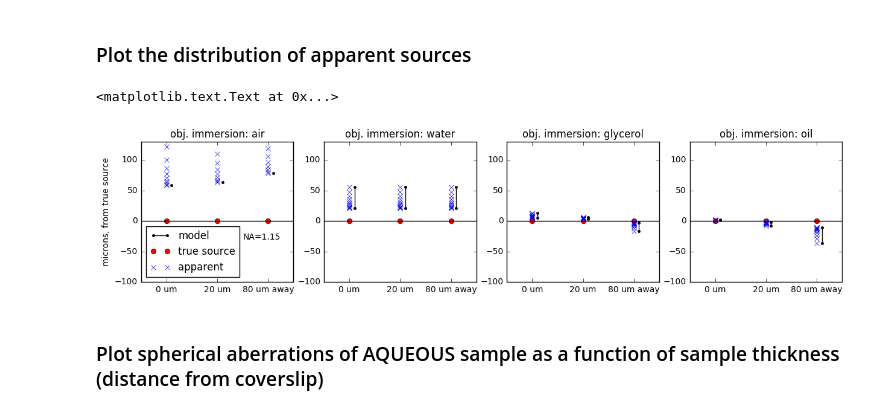
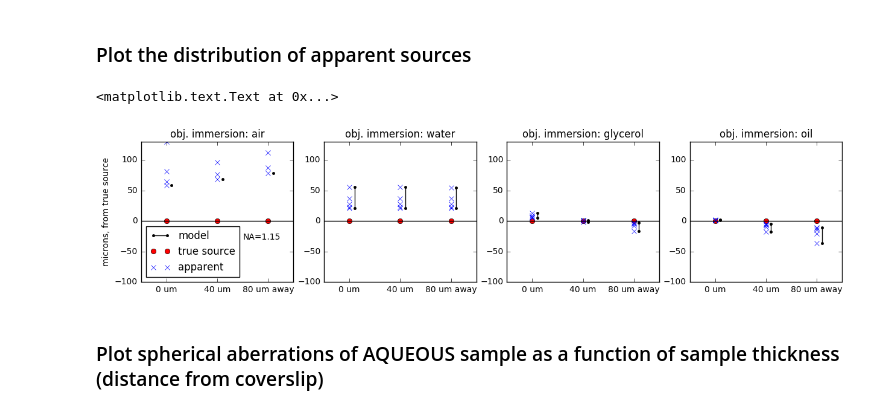
Before and after one commit to nvladimus/refractive_index_mismatch, a Jupyter notebook: coverslip_spherical_aberration_rayTracing.ipynb, the cells around one changed output. Drawn from its saved outputs; the diff is of its cells as text; code cells hidden in the pictures.

```diff
--- a/coverslip_spherical_aberration_rayTracing.ipynb
+++ b/coverslip_spherical_aberration_rayTracing.ipynb
@@ -16,6 +16,7 @@ import matplotlib.pyplot as plt
 %matplotlib inline
 # %%
 n_sampleArray = [1.33, 1.37, 1.47] #water: 1.33; life worm: 1.37; fixed and mounted in ProLong Gold: 1.47
+n_sample = n_sampleArray[0]
 # n= 1.37 @ 633 nm is C.elegans RI, ref: https://www.ncbi.nlm.nih.gov/pubmed/17694065/
 n_glass = 1.5230 #@589 nm, D263M borosilicate glass for coverslips, from Fischer Scientific datasheet
 thickness_glass = 170. #microns, No1.5 standard glass
@@ -23,11 +24,9 @@ thickness_media = 250. #um, immersion media thickness until some dummy surface,
 
 n_immersionArray = np.array([1.0, 1.3325, 1.4722, 1.515]) #air, water, glycerol, immersion oil
 immersionLabel = ['air','water','glycerol', 'oil']
-sourceDistanceArray = np.array([0, 10, 20, 40, 80])# microns, distance from point source to coverslip surface
-thetaDegArray = np.array([5, 10, 15, 20, 25, 30, 35, 40, 45, 50, 55, 60]) #ray angle from the point source, in degrees
-thetaRadArray = thetaDegArray/180.0*np.pi
+sourceDistanceArray = np.array([0, 10, 40, 80])# microns, distance from point source to coverslip surface
+thetaRadArray = np.linspace(5,60,5)/180.0*np.pi #ray angle from the point source, in radians
 
-n_sample = n_sampleArray[0]
 NA = np.sin(thetaRadArray[-1])*n_sample #max NA of the system, using sample refractive index
 # %%
 # ray tracing, sags [x], axial heights [y] and angles [thetas]
@@ -159,7 +161,7 @@ for i in range(len(n_immersionArray)):
     ax[i].plot(np.ones(len(apparent_x0)),apparent_x0,'bx')
 
     #source 80 um away
-    (x0,y0,x1,y1,x2,y2,x3,y3,tanTheta2) = ray_tracing(sourceDistanceArray[4],\
+    (x0,y0,x1,y1,x2,y2,x3,y3,tanTheta2) = ray_tracing(sourceDistanceArray[3],\
                                                       n_sample, n_glass,\
                                                       n_immersionArray[i],thickness_media)
     apparent_x0 = x2 - y2/tanTheta2
@@ -170,7 +172,7 @@ for i in range(len(n_immersionArray)):
     ax[i].set_ylim([-120, 80])
     ax[i].axhline(y=0, color='k')
     ax[i].set_xticks([0,1,2])
-    ax[i].set_xticklabels(['0 um', '20 um', '80 um away'])
+    ax[i].set_xticklabels(['0 um', '40 um', '80 um away'])
     ax[i].set_title('obj. immersion: ' + immersionLabel[i])
 
 ax[0].legend(loc='lower left')
@@ -218,7 +220,7 @@ for i in range(len(n_immersionArray)):
                                                                       thickness_glass, NA)
     ax[i].plot([0.1, 0.1],[virtual_x0_lowNA - x0[0], virtual_x0_highNA - x0[0]],'k.-', label = 'model')
 
-    #source 20 um away
+    #source 40 um away
     (x0,y0,x1,y1,x2,y2,x3,y3,tanTheta2) = ray_tracing(sourceDistanceArray[2],\
                                                       n_sample, n_glass,\
                                                       n_immersionArray[i],\
@@ -229,37 +231,37 @@ for i in range(len(n_immersionArray)):
     # model of Wan_etal_2000
     (virtual_x0_lowNA, virtual_x0_highNA) = sphericalAberrationsModel(sourceDistanceArray[2], \
                                                                       n_sample, n_glass,\
                                                                       n_immersionArray[i],\
                                                                       thickness_glass, NA)
     ax[i].plot([1.1, 1.1],[virtual_x0_lowNA - x0[0], virtual_x0_highNA - x0[0]],'k.-')
 
     #source 80 um away
-    (x0,y0,x1,y1,x2,y2,x3,y3,tanTheta2) = ray_tracing(sourceDistanceArray[4],\
+    (x0,y0,x1,y1,x2,y2,x3,y3,tanTheta2) = ray_tracing(sourceDistanceArray[3],\
                                                       n_sample, n_glass,\
                                                       n_immersionArray[i],thickness_media)
     virtual_x0 = x2 - y2/tanTheta2
     ax[i].plot(2,0,'ro',label='true source')
     ax[i].plot(2*np.ones(len(virtual_x0)),virtual_x0 - x0,'bx',label='apparent')
     # model of Wan_etal_2000
-    (virtual_x0_lowNA, virtual_x0_highNA) = sphericalAberrationsModel(sourceDistanceArray[4], \
+    (virtual_x0_lowNA, virtual_x0_highNA) = sphericalAberrationsModel(sourceDistanceArray[3], \
                                                                       n_sample, n_glass, \
                                                                       n_immersionArray[i], \
                                                                       thickness_glass, NA)
     ax[i].plot([2.1, 2.1],[virtual_x0_lowNA - x0[0], virtual_x0_highNA - x0[0]],'k.-')
 
     ax[i].set_xlim([-0.5, 2.5])
     ax[i].set_ylim([-100, 130])
     ax[i].axhline(y=0, color='k')
     ax[i].set_xticks([0,1,2])
-    ax[i].set_xticklabels(['0 um', '20 um', '80 um away'])
+    ax[i].set_xticklabels(['0 um', '40 um', '80 um away'])
     ax[i].set_title('obj. immersion: ' + immersionLabel[i])
 
 ax[0].legend(loc='lower left')
 ax[0].set_ylabel('microns, from true source')
 ax[0].text(1.5,-30,'NA='+'{:3.2f}'.format(NA))
 # %% [output]
 <matplotlib.text.Text at 0x...>
-[figure, old version]
+[figure, new version]
 # %% [markdown]
 ### Plot spherical aberrations of AQUEOUS sample as a function of sample thickness (distance from coverslip)
 # %%
```
Also changed, not shown: parts of 3 cells of this notebook.
